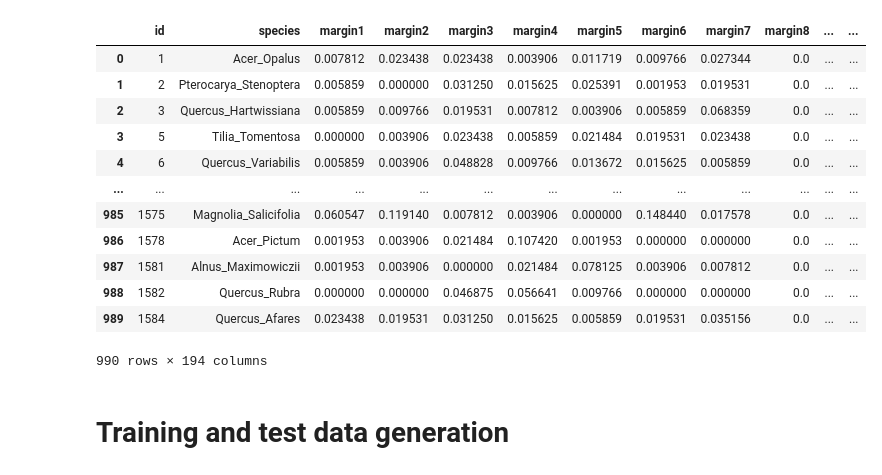
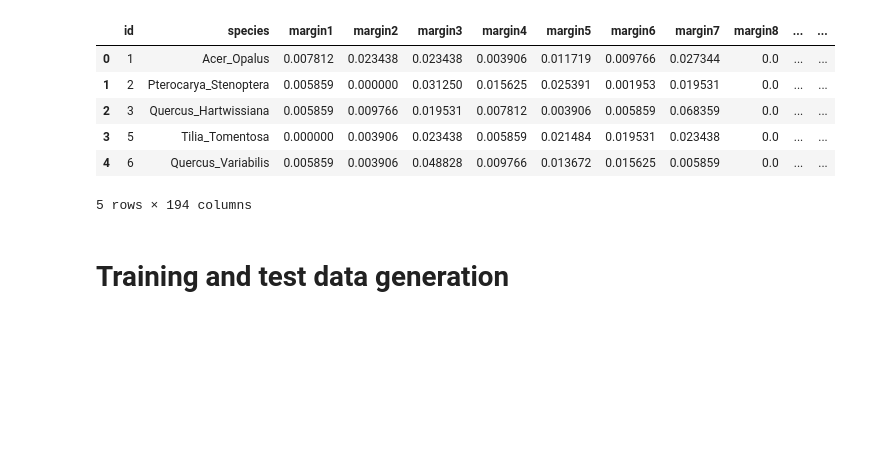
Before and after one commit to Alexandre-Leclercq/technique_apprentissage_projet, a Jupyter notebook: notebook/logistic_regression.ipynb, the cells around one changed output. Saved outputs shown, nothing was run; the diff lists cells and outputs as text; code cells hidden in the pictures; blank space fills up the shorter version.

Commit message:
Refactoring code regarding the loading and processing of data

```diff
--- a/notebook/logistic_regression.ipynb
+++ b/notebook/logistic_regression.ipynb
@@ -8,20 +9,14 @@ from sklearn.model_selection import GridSearchCV
 # %%
 df_data = pd.read_csv('../data/train.csv')
-df_data
+df_data.head()
 # %% [output]
 |  | id | species | margin1 | margin2 | margin3 | margin4 | margin5 | margin6 | margin7 | margin8 | ... | ... |
 | 0 | 1 | Acer_Opalus | 0.007812 | 0.023438 | 0.023438 | 0.003906 | 0.011719 | 0.009766 | 0.027344 | 0.0 | ... | ... |
 | 1 | 2 | Pterocarya_Stenoptera | 0.005859 | 0.000000 | 0.031250 | 0.015625 | 0.025391 | 0.001953 | 0.019531 | 0.0 | ... | ... |
 | 2 | 3 | Quercus_Hartwissiana | 0.005859 | 0.009766 | 0.019531 | 0.007812 | 0.003906 | 0.005859 | 0.068359 | 0.0 | ... | ... |
 | 3 | 5 | Tilia_Tomentosa | 0.000000 | 0.003906 | 0.023438 | 0.005859 | 0.021484 | 0.019531 | 0.023438 | 0.0 | ... | ... |
 | 4 | 6 | Quercus_Variabilis | 0.005859 | 0.003906 | 0.048828 | 0.009766 | 0.013672 | 0.015625 | 0.005859 | 0.0 | ... | ... |
-| ... | ... | ... | ... | ... | ... | ... | ... | ... | ... | ... | ... | ... |
-| 985 | 1575 | Magnolia_Salicifolia | 0.060547 | 0.119140 | 0.007812 | 0.003906 | 0.000000 | 0.148440 | 0.017578 | 0.0 | ... | ... |
-| 986 | 1578 | Acer_Pictum | 0.001953 | 0.003906 | 0.021484 | 0.107420 | 0.001953 | 0.000000 | 0.000000 | 0.0 | ... | ... |
-| 987 | 1581 | Alnus_Maximowiczii | 0.001953 | 0.003906 | 0.000000 | 0.021484 | 0.078125 | 0.003906 | 0.007812 | 0.0 | ... | ... |
-| 988 | 1582 | Quercus_Rubra | 0.000000 | 0.000000 | 0.046875 | 0.056641 | 0.009766 | 0.000000 | 0.000000 | 0.0 | ... | ... |
-| 989 | 1584 | Quercus_Afares | 0.023438 | 0.019531 | 0.031250 | 0.015625 | 0.005859 | 0.019531 | 0.035156 | 0.0 | ... | ... |
-990 rows × 194 columns
+5 rows × 194 columns
 # %%
 def plot_grid_search_single_param(cv_results, grid_param, name_param, figsize=(10, 6)):
     # Get Test Scores Mean for each grid search
```
Also changed, not shown: parts of 3 cells of this notebook, 5 other files.
